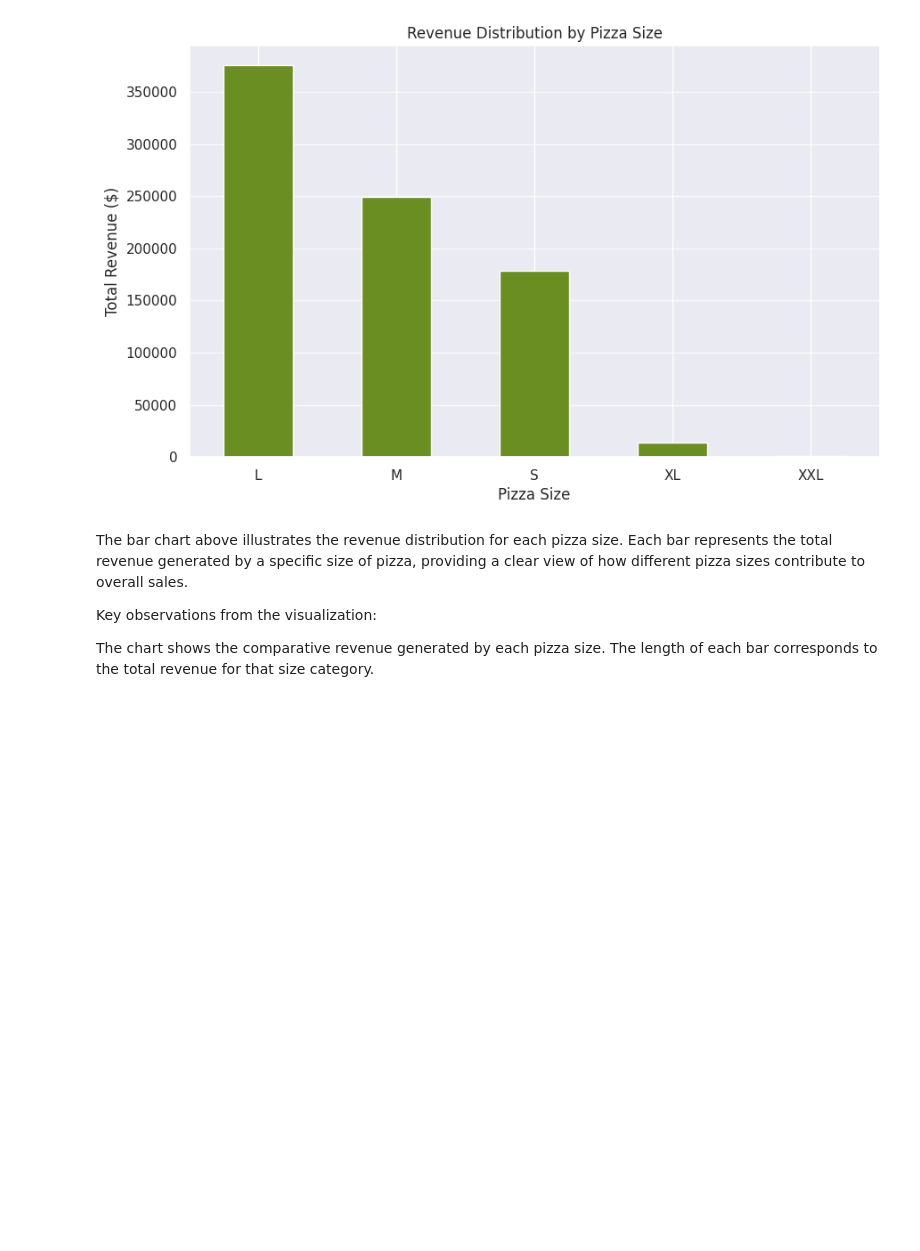
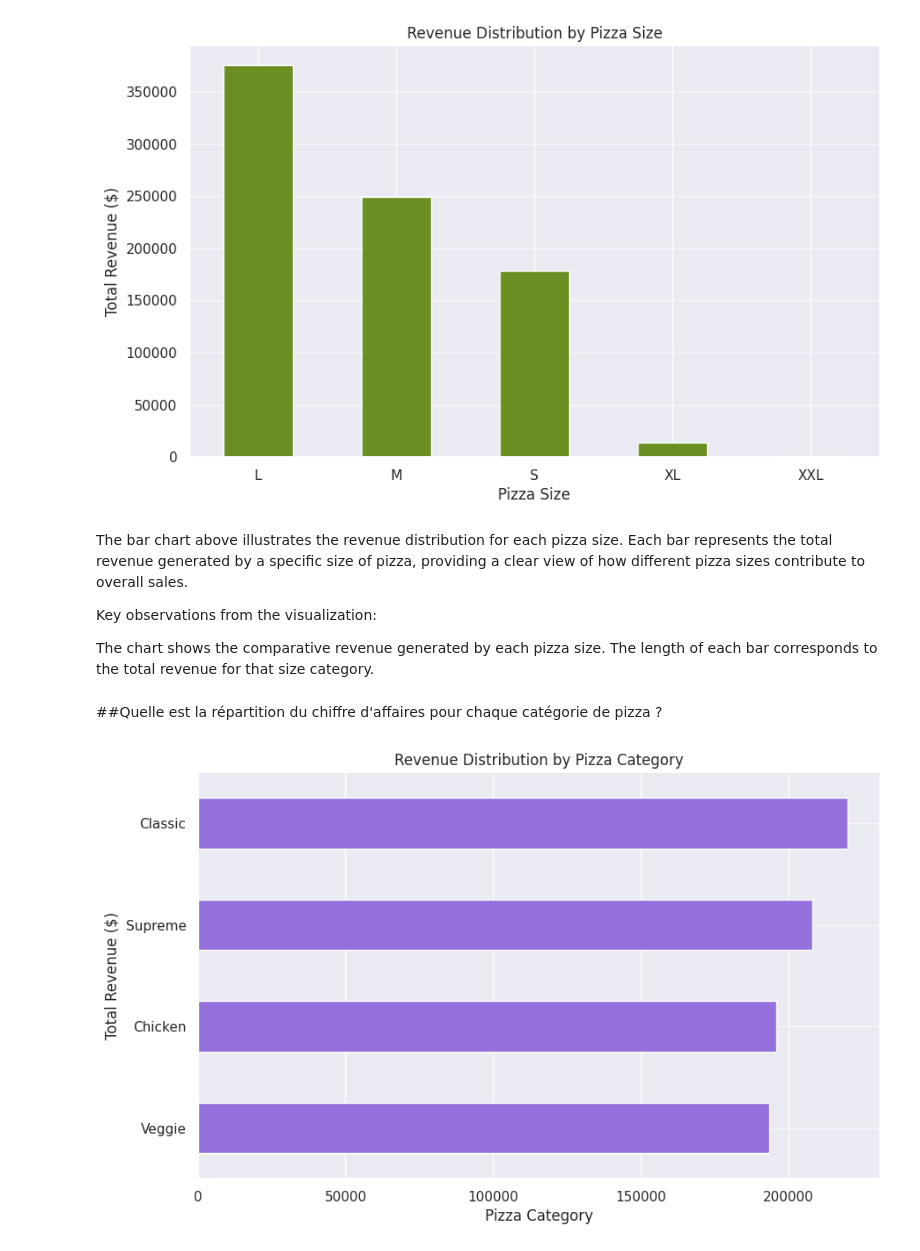
Before and after one commit to Enam88/Pizza-o-jo, a Jupyter notebook: pizza_eda.ipynb, the cells around one changed output. Drawn from its saved outputs; the diff is of its cells as text; code cells hidden in the pictures; blank space fills up the shorter version.

```diff
--- a/pizza_eda.ipynb
+++ b/pizza_eda.ipynb
@@ -499,3 +588,20 @@ Key observations from the visualization:
 
 The chart shows the comparative revenue generated by each pizza size.
 The length of each bar corresponds to the total revenue for that size category.
+# %% [markdown]
+##Quelle est la répartition du chiffre d'affaires pour chaque catégorie de pizza ?
+# %%
+# Calculating the revenue distribution for each pizza category
+revenue_by_pizza_category = pizza_sales_df.groupby('pizza_category')['total_price'].sum().sort_values()
+
+# Visualizing the revenue distribution
+plt.figure(figsize=(10, 6))
+revenue_by_pizza_category.plot(kind='barh', color='mediumpurple')
+plt.title('Revenue Distribution by Pizza Category')
+plt.xlabel('Pizza Category')
+plt.ylabel('Total Revenue ($)')
+plt.xticks(rotation=0)
+plt.grid(axis='y', alpha=0.75)
+plt.show()
+# %% [output]
+[figure, added]
```
Also changed, not shown: parts of 30 cells of this notebook.
